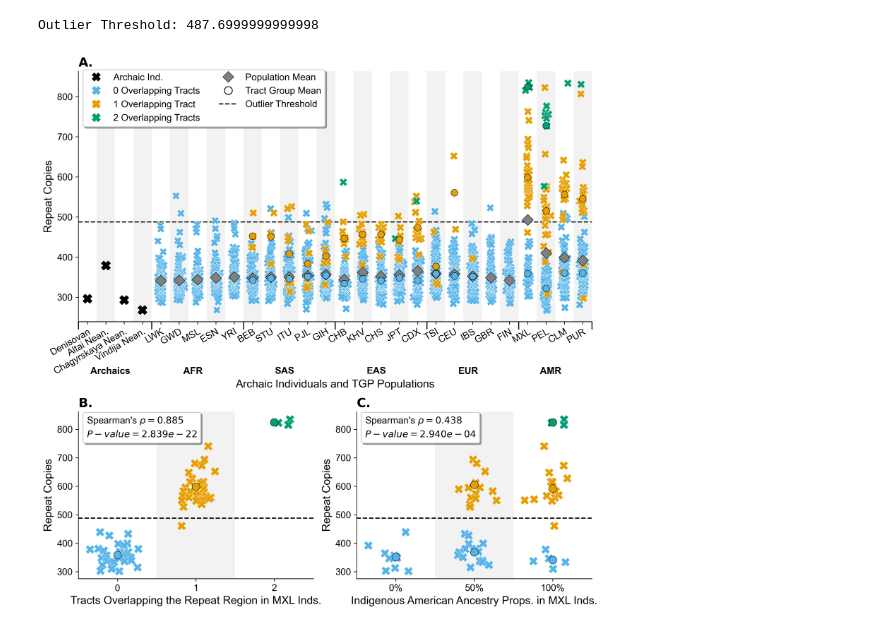
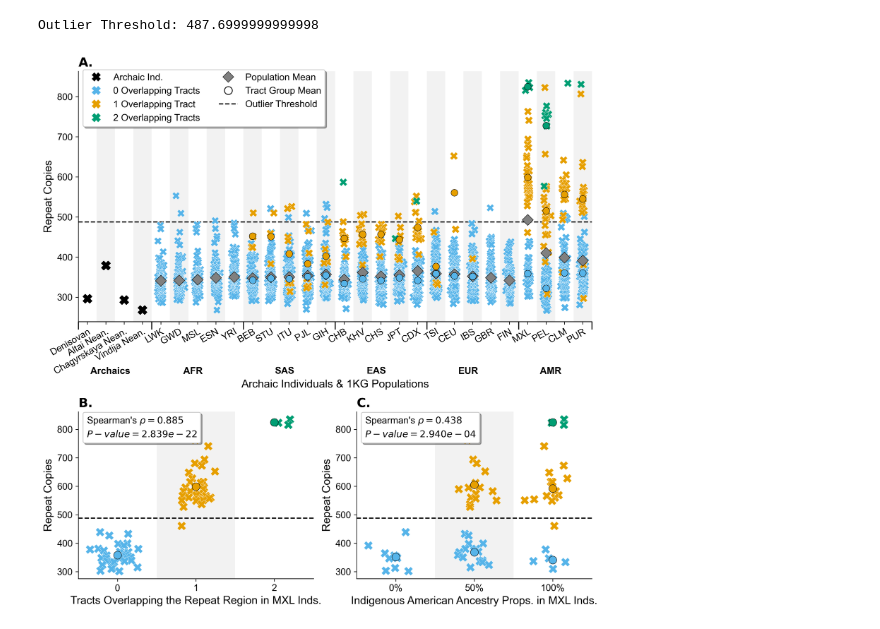
Before and after one commit to David-Peede/MUC19, a Jupyter notebook: figure_nbs/figure_2_v_revisions.ipynb, the cells around one changed output. Drawn from its saved outputs; the diff is of its cells as text; code cells hidden in the pictures.

```diff
--- a/figure_nbs/figure_2_v_revisions.ipynb
+++ b/figure_nbs/figure_2_v_revisions.ipynb
@@ -139,7 +139,7 @@ for i, pop in enumerate(pop_list):
 ax1.axhline(out_thresh, 0, 1, color='black', linestyle='dashed', lw=1.5)
 # Label the axes.
 ax1.set_ylabel('Repeat Copies')
-ax1.set_xlabel('Archaic Individuals and TGP Populations')
+ax1.set_xlabel('Archaic Individuals & 1KG Populations')
 # Set the x-axis limits, tick positions, and labels.
 ax1.set_xlim(-0.5, vntr_xlabs.size - 0.5)
 ax1.set_xticks(vntr_xlab_pos)
@@ -298,31 +298,31 @@ ax3.legend(
 #################
 
 # Intilaize a title list.
 title_list = [
     r'$\bf{A.}$',
     r'$\bf{B.}$',
     r'$\bf{C.}$',
 ]
 # For each subplot.
 for ax, title in zip([ax1, ax2, ax3], title_list):
     # Plot the title.
     ax.set_title(title, loc='left')
 # Enforce a tight layout.
 plt.tight_layout()
 # Export the plot.
 plt.savefig(
     './main_figures/png/figure_2.png', format='png',
     facecolor='white', bbox_inches='tight', dpi=500,
 )
 plt.savefig(
     './main_figures/svg/figure_2.svg', format='svg',
     facecolor='white', bbox_inches='tight', dpi=500,
 )
 plt.savefig(
     './main_figures/pdf/figure_2.pdf', format='pdf',
     facecolor='white', bbox_inches='tight', dpi=500,
 )
 # Show the plot.
 plt.show()
 # %% [output]
-[figure, old version]
+[figure, new version]
```
Also changed, not shown: 3 other files.
